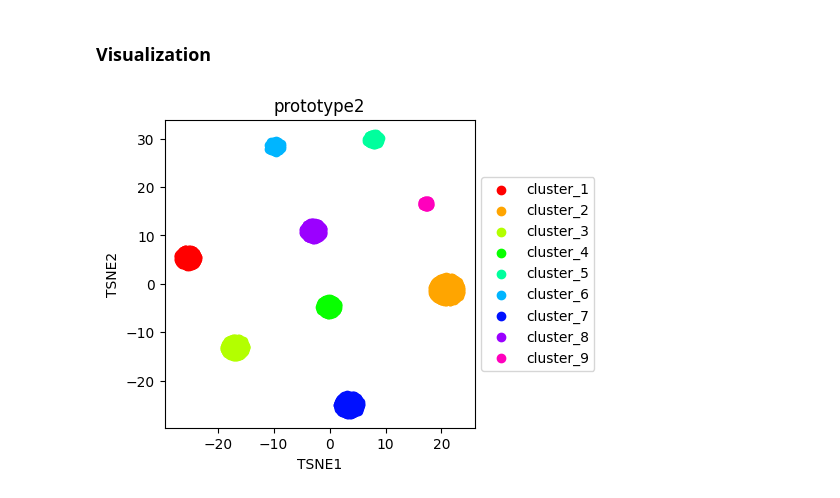
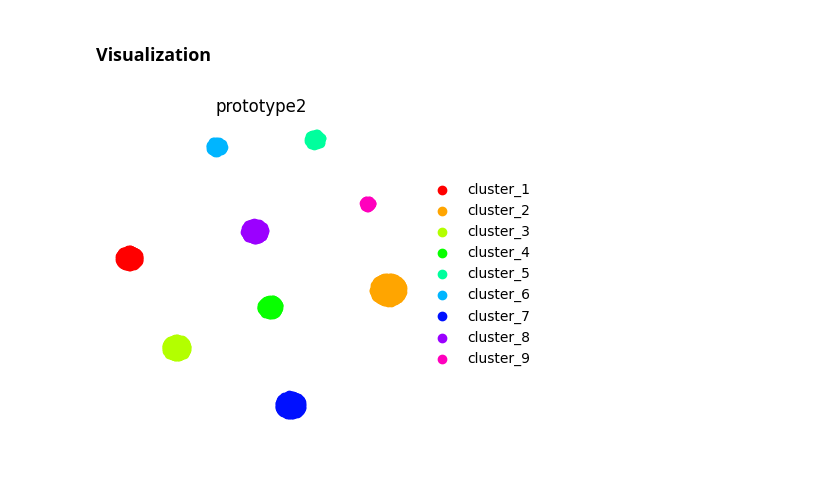
Before and after one commit to yo-aka-gene/grnet, a Jupyter notebook: docs/notebooks/example_data.ipynb, the cells around one changed output. Drawn from its saved outputs; the diff is of its cells as text; code cells hidden in the pictures; blank space fills up the shorter version.

```diff
--- a/docs/notebooks/example_data.ipynb
+++ b/docs/notebooks/example_data.ipynb
@@ -130,18 +135,19 @@ tsne2 = pd.DataFrame(
 # %%
 fig, ax = plt.subplots(figsize=(4, 4))
 
 for i, v in enumerate(meta2.cluster.unique()):
     _dat = tsne2[meta2.cluster == v]
 
     plt.scatter(
         _dat.iloc[:, 0], _dat.iloc[:, 1],
         color = plt.cm.hsv(
             i / len(meta2.cluster.unique())
         ),
         label = f"cluster_{v}"
     )
 
-ax.legend(loc="center left", bbox_to_anchor=(1, .5))
-ax.set(title="prototype2", xlabel="TSNE1", ylabel="TSNE2");
+ax.legend(loc="center left", bbox_to_anchor=(1, .5), frameon=False)
+ax.axis("off")
+ax.set(title="prototype2");
 # %% [output]
-[figure, old version]
+[figure, new version]
```
Also changed, not shown: parts of 2 cells of this notebook.
